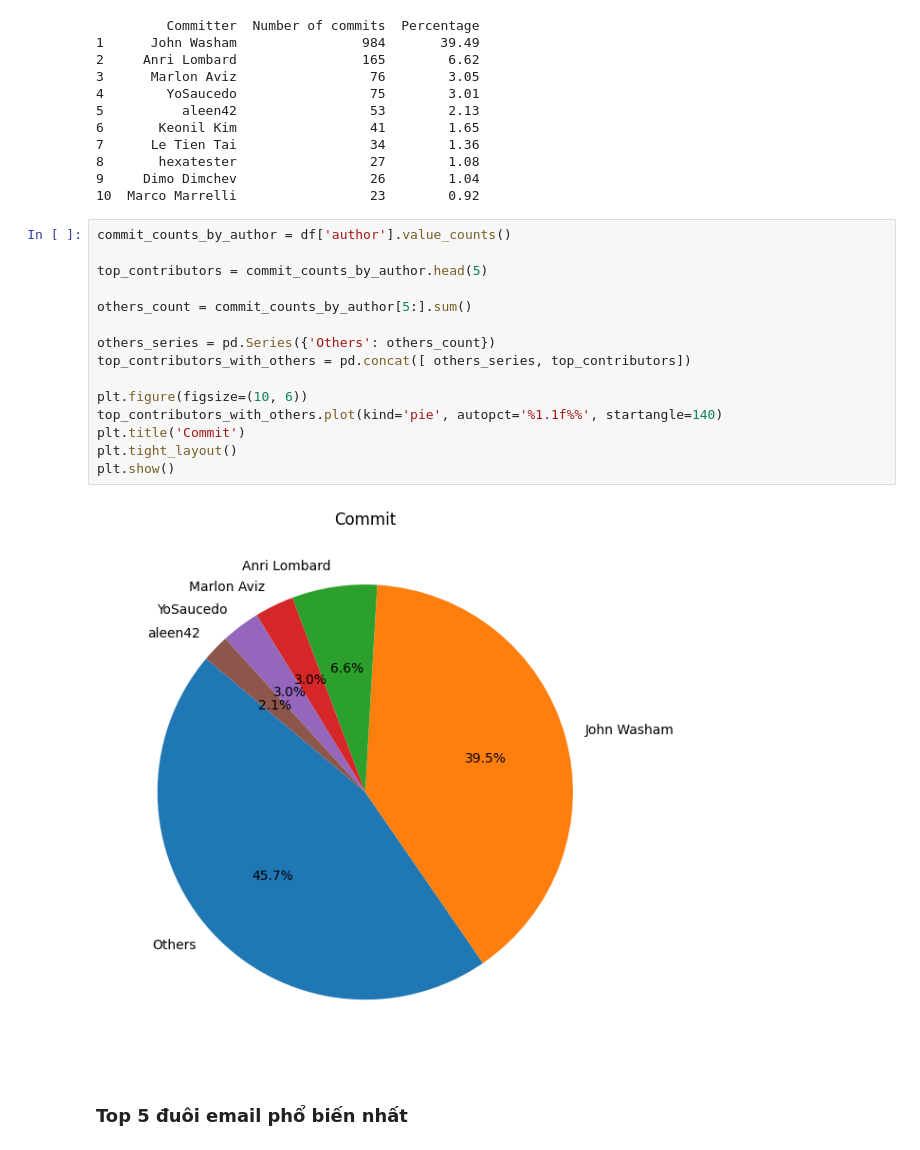
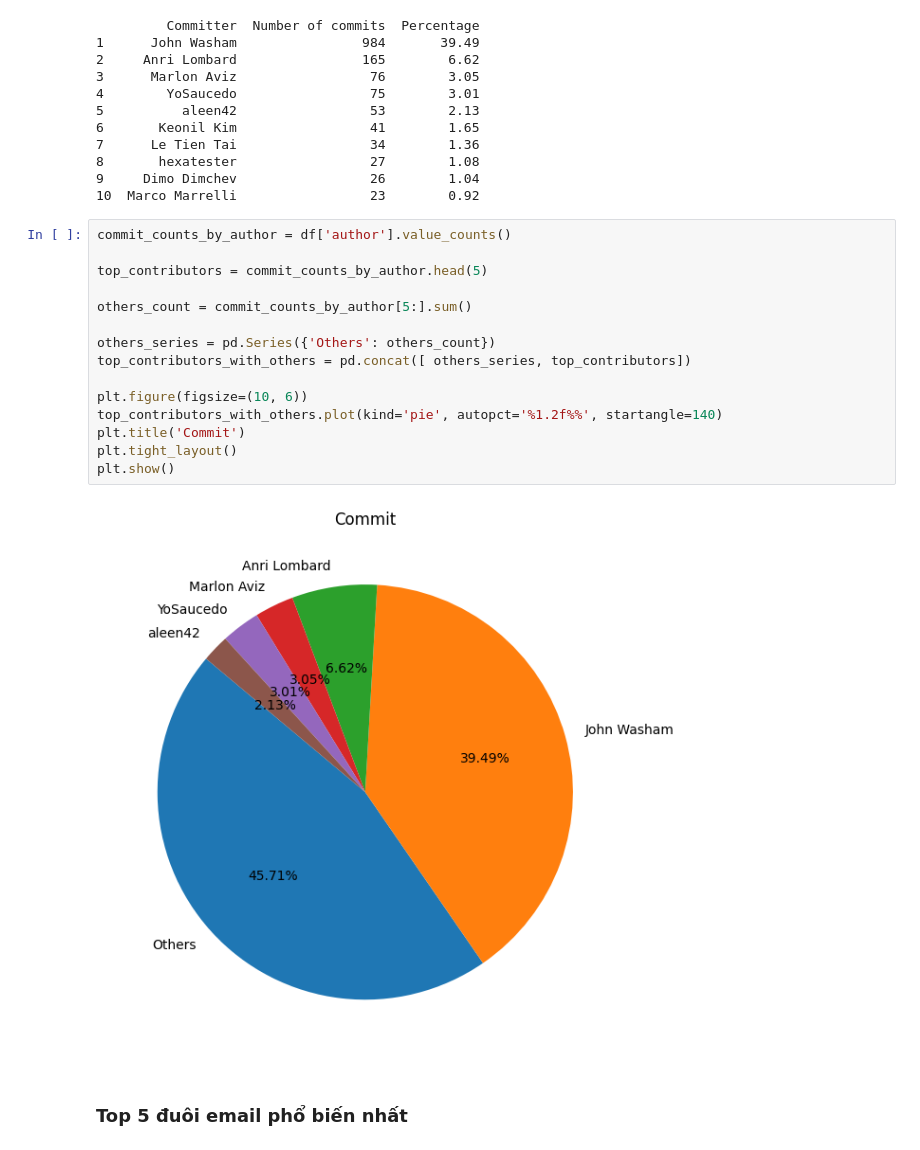
Before and after one commit to TaGiangThuyLoan/Python, a Jupyter notebook: Try.ipynb, the cells around one changed output. Cells and saved outputs as stored; diff of their text form.

```diff
--- a/Try.ipynb
+++ b/Try.ipynb
@@ -153,20 +152,20 @@ print(commit_summary.head(10))
 # %%
 commit_counts_by_author = df['author'].value_counts()
 
 top_contributors = commit_counts_by_author.head(5)
 
 others_count = commit_counts_by_author[5:].sum()
 
 others_series = pd.Series({'Others': others_count})
 top_contributors_with_others = pd.concat([ others_series, top_contributors])
 
 plt.figure(figsize=(10, 6))
-top_contributors_with_others.plot(kind='pie', autopct='%1.1f%%', startangle=140)
+top_contributors_with_others.plot(kind='pie', autopct='%1.2f%%', startangle=140)
 plt.title('Commit')
 plt.tight_layout()
 plt.show()
 # %% [output]
-[figure, old version]
+[figure, new version]
 # %% [markdown]
 ### Top 5 đuôi email phổ biến nhất
 # %%
```
Also changed, not shown: parts of 5 cells of this notebook.
